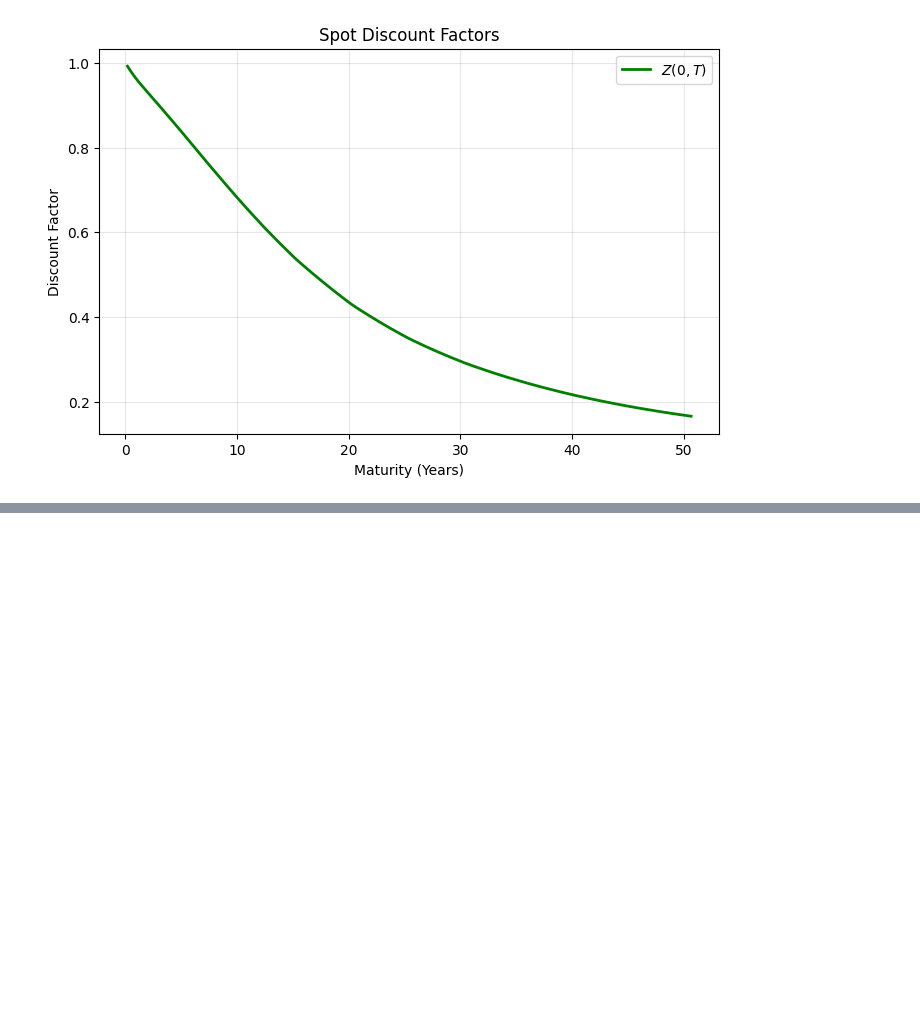
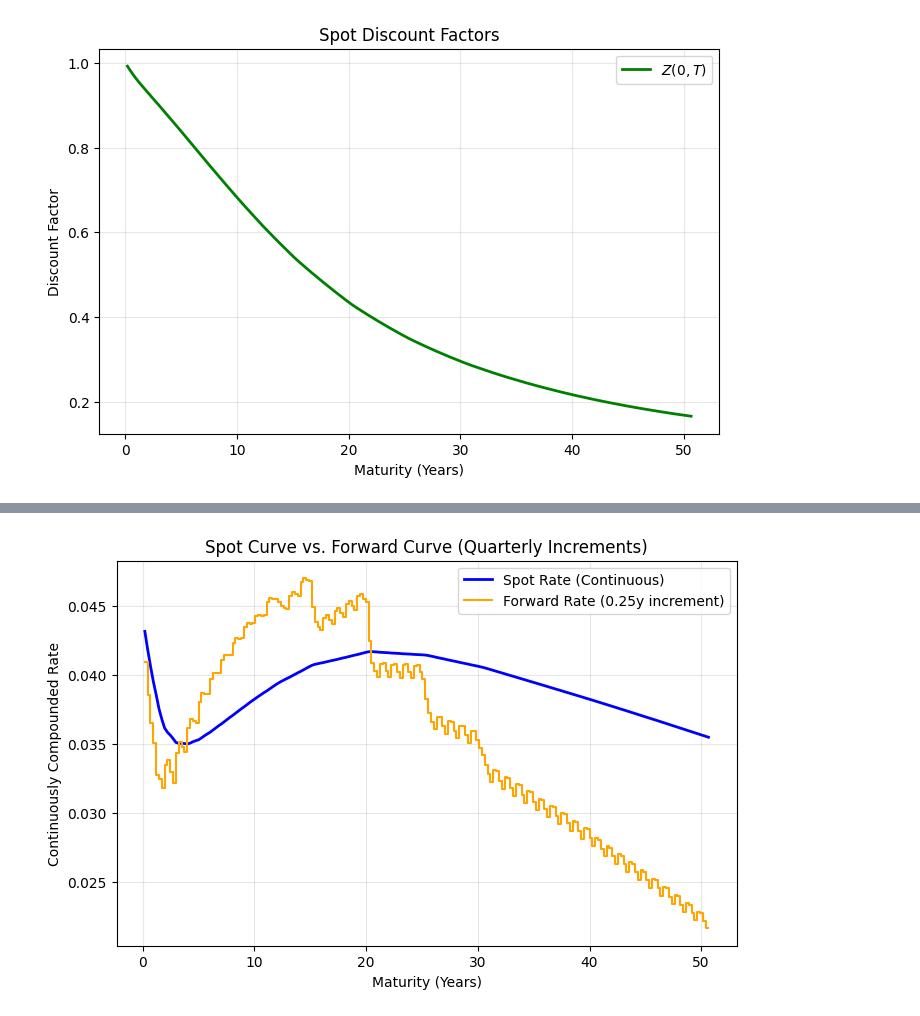
Before and after one commit to DipeshGhimire/FinMath-FixedIncome, a Jupyter notebook: swaps/swap_discount_curve.ipynb, the cells around one changed output, grey strips where cells are left out. Cells and saved outputs as stored; diff of their text form; code cells hidden in the pictures; blank space fills up the shorter version.

```diff
--- a/swaps/swap_discount_curve.ipynb
+++ b/swaps/swap_discount_curve.ipynb
@@ -169,0 +192,26 @@ plt.show()
+# %%
+# Forward Curve Calculation
+# Copy the DataFrame
+df_fwd = swap_discount_curve.copy()
+
+# Calculate forward discount factors: Z(0, T_curr) / Z(0, T_prev)
+df_fwd['fwd_factor'] = df_fwd['discount_factor'] / df_fwd['discount_factor'].shift(1)
+
+# Time difference between adjacent maturities
+df_fwd['dT'] = df_fwd['T'].diff()
+
+# Continuously compounded forward rate for each interval
+df_fwd['fwd_rate'] = -np.log(df_fwd['fwd_factor']) / df_fwd['dT']
+
+# Plot spot curve and forward curve
+plt.figure(figsize=(8, 5))
+plt.plot(df_fwd['T'], df_fwd['r_cont'], label='Spot Rate (Continuous)', color='blue', linewidth=2)
+plt.step(df_fwd['T'], df_fwd['fwd_rate'], where='pre', label='Forward Rate (0.25y increment)', color='orange')
+plt.title('Spot Curve vs. Forward Curve (Quarterly Increments)')
+plt.xlabel('Maturity (Years)')
+plt.ylabel('Continuously Compounded Rate')
+plt.legend()
+plt.grid(True, alpha=0.3)
+plt.show()
+# %% [output]
+[figure, added]
```
Also changed, not shown: parts of 1 cell of this notebook.
